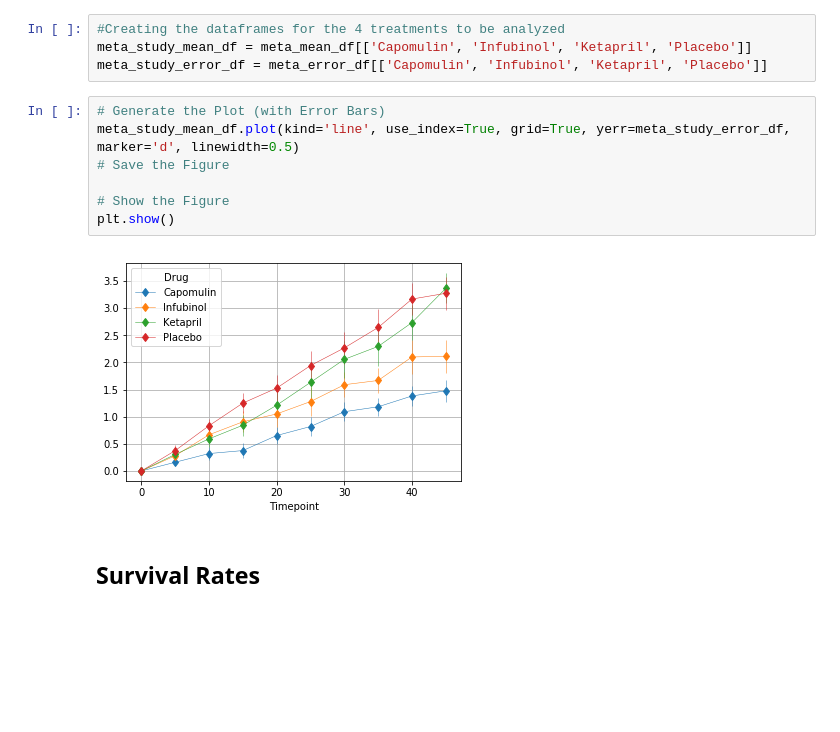
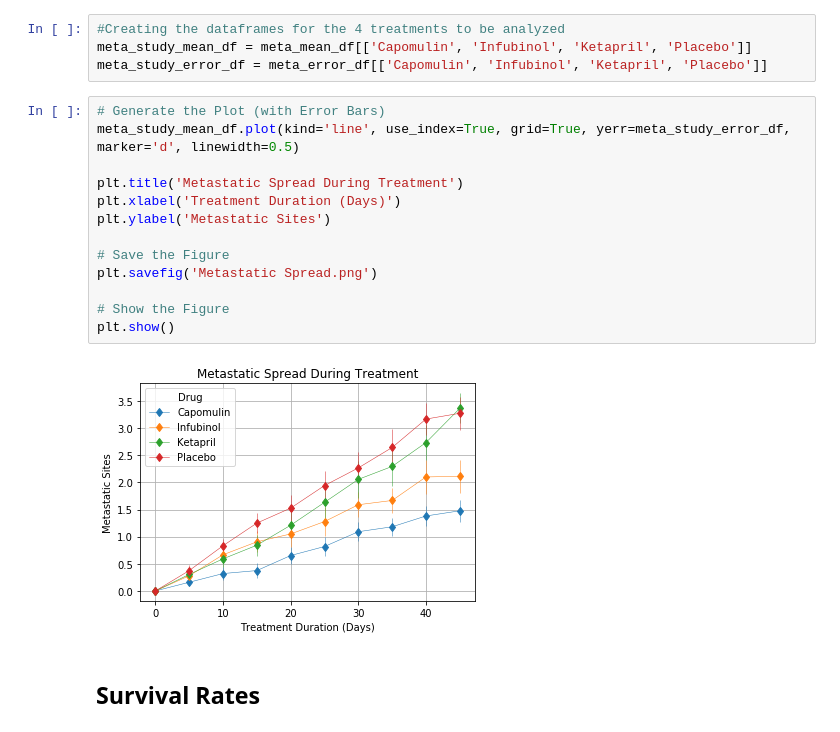
Before and after one commit to kreitlerj/Pymaceuticals, a Jupyter notebook: Pymaceuticals/pymaceuticals_analysis.ipynb, the cells around one changed output. Saved outputs shown, nothing was run; the diff lists cells and outputs as text; blank space fills up the shorter version.

Commit message:
Added axis labels and save plot code

```diff
--- a/Pymaceuticals/pymaceuticals_analysis.ipynb
+++ b/Pymaceuticals/pymaceuticals_analysis.ipynb
@@ -173,12 +174,18 @@ meta_study_error_df = meta_error_df[['Capomulin', 'Infubinol', 'Ketapril', 'Plac
 # %%
 # Generate the Plot (with Error Bars)
 meta_study_mean_df.plot(kind='line', use_index=True, grid=True, yerr=meta_study_error_df, marker='d', linewidth=0.5)
+
+plt.title('Metastatic Spread During Treatment')
+plt.xlabel('Treatment Duration (Days)')
+plt.ylabel('Metastatic Sites')
+
 # Save the Figure
+plt.savefig('Metastatic Spread.png')
 
 # Show the Figure
 plt.show()
 # %% [output]
-[figure, old version]
+[figure, new version]
 # %% [markdown]
 ## Survival Rates
 # %%
```
Also changed, not shown: parts of 3 cells of this notebook.
